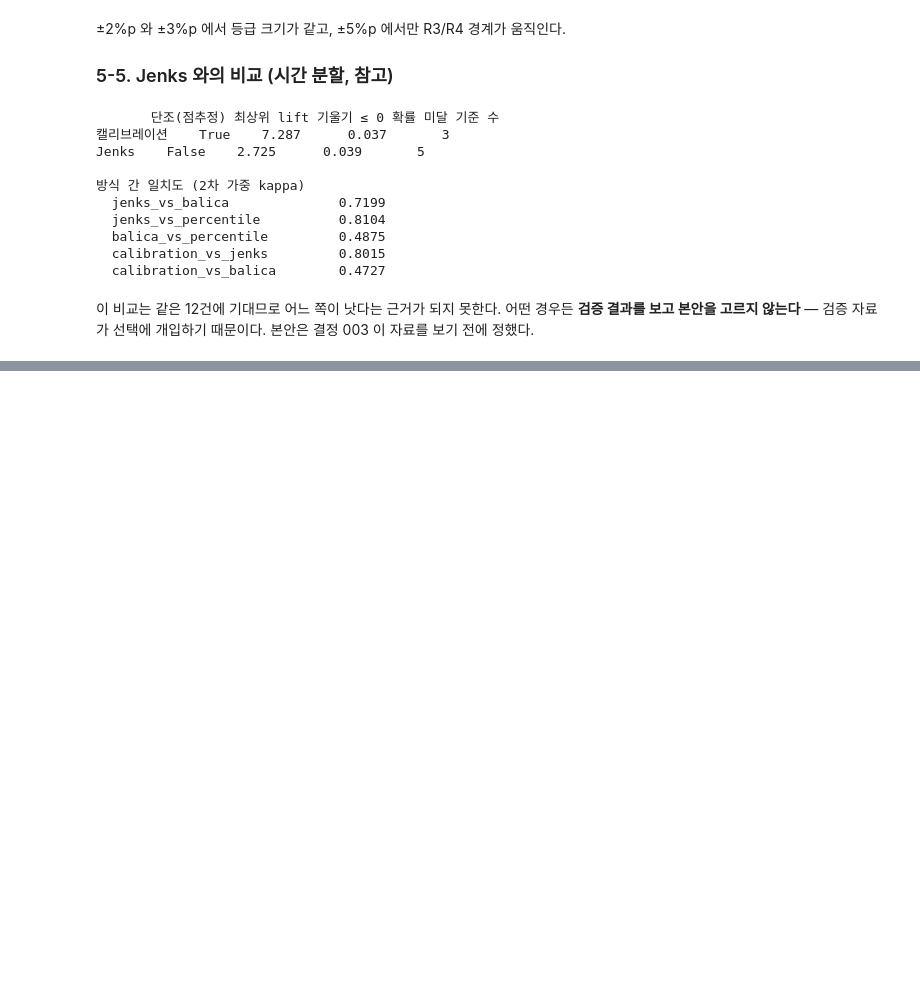
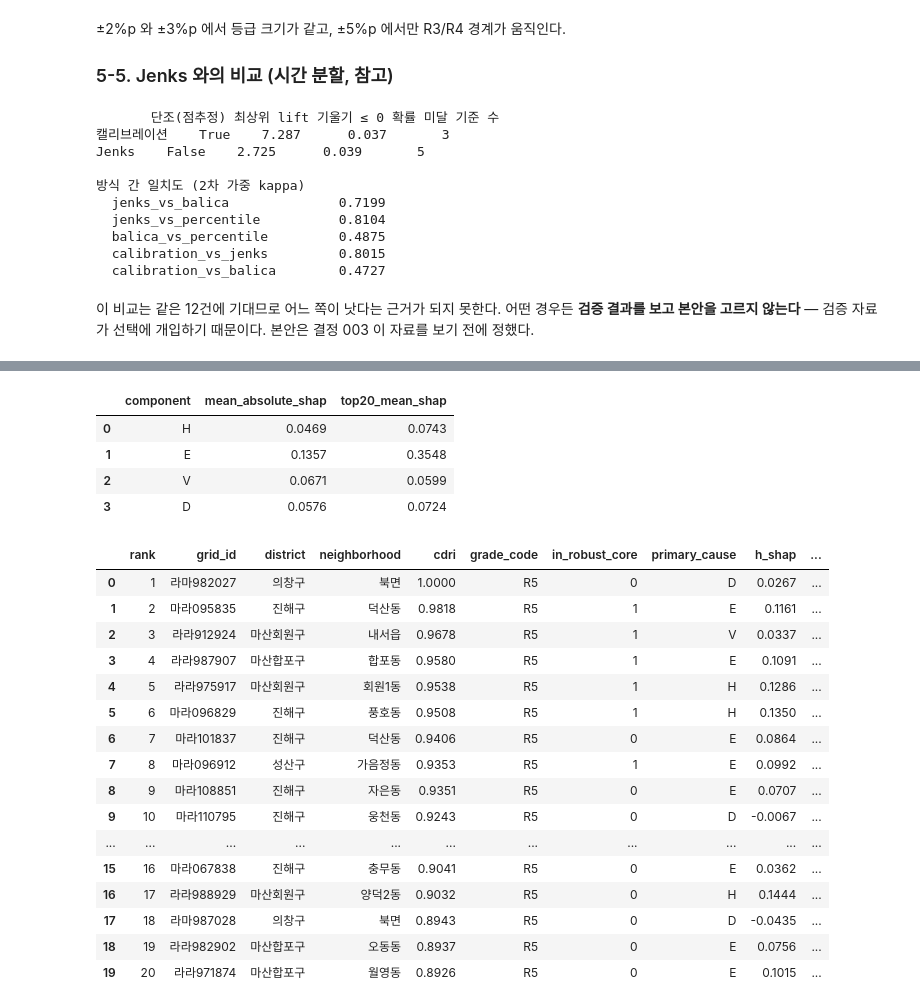
Before and after one commit to JaeHong-Jang/Changwon-, a Jupyter notebook: notebooks/04_modeling.ipynb, the cells around one changed output, grey strips where cells are left out. Cells and saved outputs as stored; diff of their text form; code cells hidden in the pictures; blank space fills up the shorter version.

```diff
--- a/notebooks/04_modeling.ipynb
+++ b/notebooks/04_modeling.ipynb
@@ -841,0 +868,52 @@ Jenks    False    2.725      0.039       5
+# %%
+xai_columns = [f"{name.lower()}_shap" for name in xai_components]
+xai_table = cdri[["grid_id", "cdri", "grade_code", "in_robust_core", "primary_cause"]].copy()
+xai_table[xai_columns] = xai_values
+xai_table["baseline"] = xai_baseline
+xai_table["reconstructed"] = xai_reconstructed
+xai_table["xai_main_positive"] = np.where(
+    xai_values.max(axis=1) > 0, np.asarray(xai_components)[xai_values.argmax(axis=1)], "없음"
+)
+xai_top_source = ROOT / "reports/tables/top20.csv"
+xai_selected = pd.read_csv(xai_top_source, encoding="utf-8-sig")
+xai_top = xai_selected[["rank", "grid_id", "district", "neighborhood"]].merge(
+    xai_table, on="grid_id", how="left", validate="one_to_one"
+)
+assert not xai_top[xai_columns].isna().any().any()
+np.testing.assert_allclose(
+    xai_top["cdri"].round(4), xai_selected["cdri"], atol=1e-12, rtol=0
+)
+xai_summary = pd.DataFrame({
+    "component": xai_components,
+    "mean_absolute_shap": np.abs(xai_values).mean(axis=0),
+    "top20_mean_shap": xai_top[xai_columns].mean().to_numpy(),
+})
+xai_tables = ROOT / "reports/tables"
+xai_table.to_csv(xai_tables / "cdri_xai.csv", index=False, encoding="utf-8-sig")
+xai_top.to_csv(xai_tables / "top20_xai.csv", index=False, encoding="utf-8-sig")
+xai_summary.to_csv(xai_tables / "cdri_xai_summary.csv", index=False, encoding="utf-8-sig")
+display(xai_summary.round(4))
+display(xai_top.round(4))
+# %% [output]
+|  | component | mean_absolute_shap | top20_mean_shap |
+| 0 | H | 0.0469 | 0.0743 |
+| 1 | E | 0.1357 | 0.3548 |
+| 2 | V | 0.0671 | 0.0599 |
+| 3 | D | 0.0576 | 0.0724 |
+|  | rank | grid_id | district | neighborhood | cdri | grade_code | in_robust_core | primary_cause | h_shap | ... |
+| 0 | 1 | 라마982027 | 의창구 | 북면 | 1.0000 | R5 | 0 | D | 0.0267 | ... |
+| 1 | 2 | 마라095835 | 진해구 | 덕산동 | 0.9818 | R5 | 1 | E | 0.1161 | ... |
+| 2 | 3 | 라라912924 | 마산회원구 | 내서읍 | 0.9678 | R5 | 1 | V | 0.0337 | ... |
+| 3 | 4 | 라라987907 | 마산합포구 | 합포동 | 0.9580 | R5 | 1 | E | 0.1091 | ... |
+| 4 | 5 | 라라975917 | 마산회원구 | 회원1동 | 0.9538 | R5 | 1 | H | 0.1286 | ... |
+| 5 | 6 | 마라096829 | 진해구 | 풍호동 | 0.9508 | R5 | 1 | H | 0.1350 | ... |
+| 6 | 7 | 마라101837 | 진해구 | 덕산동 | 0.9406 | R5 | 0 | E | 0.0864 | ... |
+| 7 | 8 | 마라096912 | 성산구 | 가음정동 | 0.9353 | R5 | 1 | E | 0.0992 | ... |
+| 8 | 9 | 마라108851 | 진해구 | 자은동 | 0.9351 | R5 | 0 | E | 0.0707 | ... |
+| 9 | 10 | 마라110795 | 진해구 | 웅천동 | 0.9243 | R5 | 0 | D | -0.0067 | ... |
+| ... | ... | ... | ... | ... | ... | ... | ... | ... | ... | ... |
+| 15 | 16 | 마라067838 | 진해구 | 충무동 | 0.9041 | R5 | 0 | E | 0.0362 | ... |
+| 16 | 17 | 라라988929 | 마산회원구 | 양덕2동 | 0.9032 | R5 | 0 | H | 0.1444 | ... |
+| 17 | 18 | 라마987028 | 의창구 | 북면 | 0.8943 | R5 | 0 | D | -0.0435 | ... |
+| 18 | 19 | 라라982902 | 마산합포구 | 오동동 | 0.8937 | R5 | 0 | E | 0.0756 | ... |
+| 19 | 20 | 라라971874 | 마산합포구 | 월영동 | 0.8926 | R5 | 0 | E | 0.1015 | ... |
```
Also changed, not shown: parts of 11 cells of this notebook, 10 other files.
